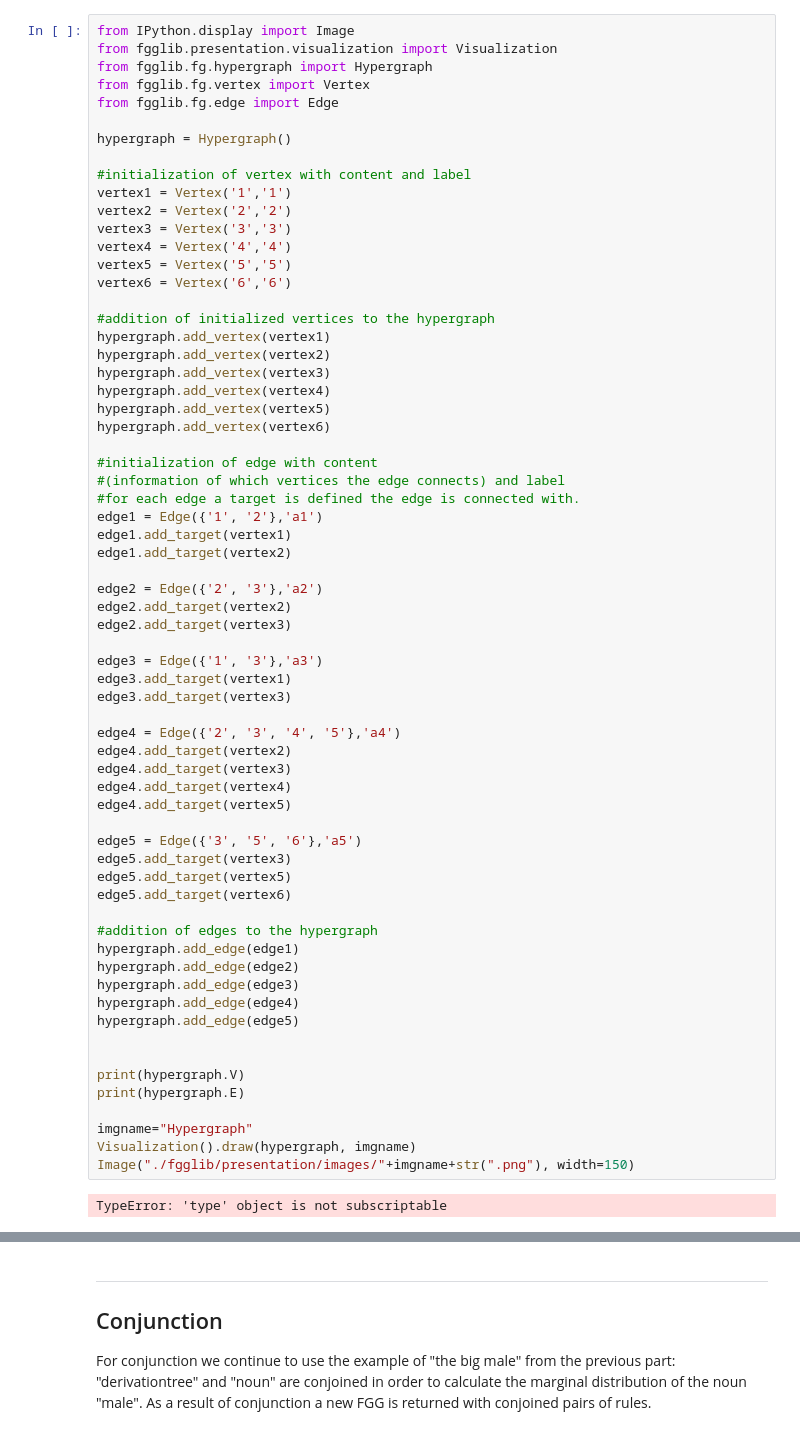
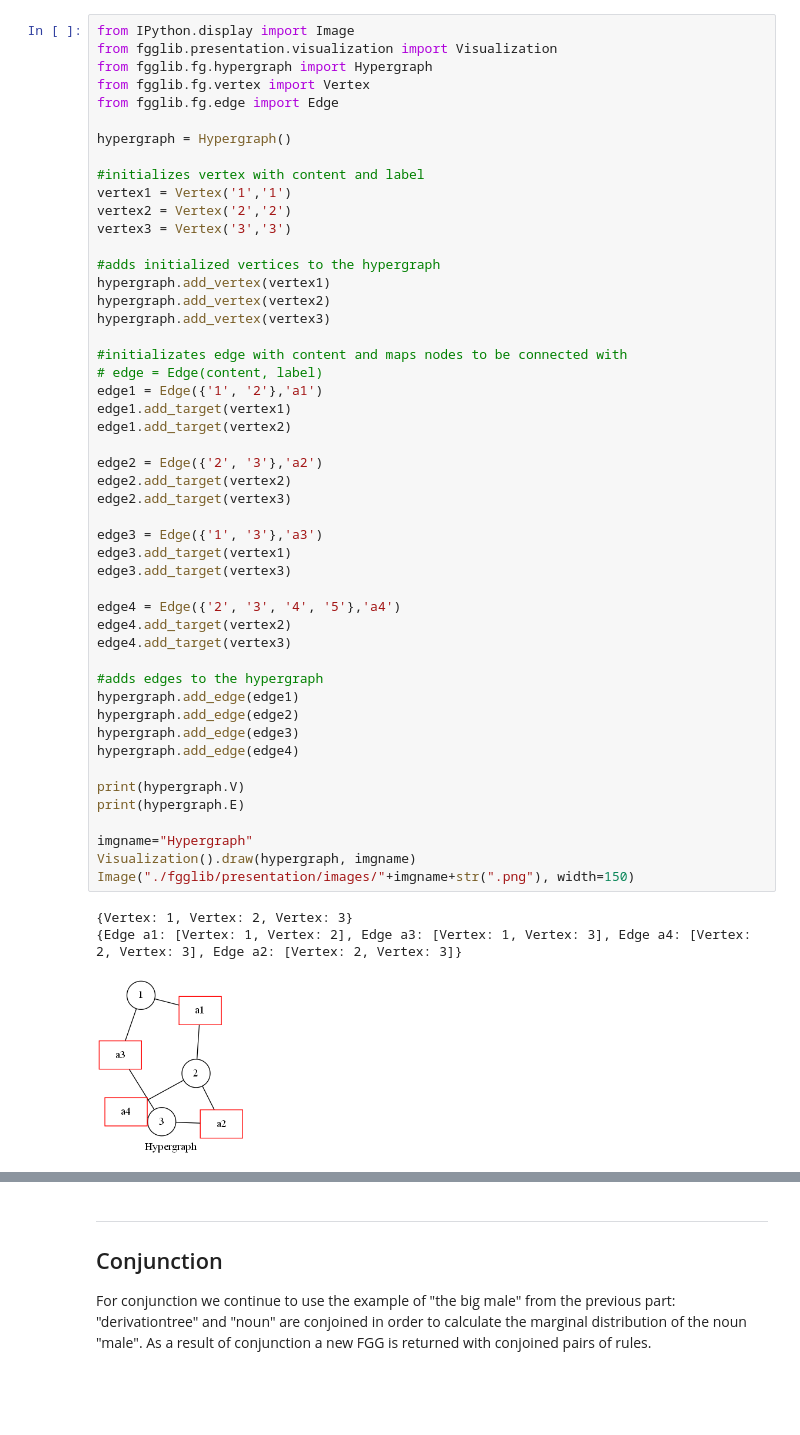
Before and after one commit to dogtype/AFLTProject, a Jupyter notebook: fgglib/presentation/presentation.ipynb, the cells around one changed output, grey strips where cells are left out. Saved outputs shown, nothing was run; the diff lists cells and outputs as text; blank space fills up the shorter version.

```diff
--- a/fgglib/presentation/presentation.ipynb
+++ b/fgglib/presentation/presentation.ipynb
@@ -33,64 +22,50 @@ from fgglib.fg.edge import Edge
 
 hypergraph = Hypergraph()
 
-#initialization of vertex with content and label
+#initializes vertex with content and label
 vertex1 = Vertex('1','1')
 vertex2 = Vertex('2','2')
 vertex3 = Vertex('3','3')
-vertex4 = Vertex('4','4')
-vertex5 = Vertex('5','5')
-vertex6 = Vertex('6','6')
 
-#addition of initialized vertices to the hypergraph
+#adds initialized vertices to the hypergraph
 hypergraph.add_vertex(vertex1)
 hypergraph.add_vertex(vertex2)
 hypergraph.add_vertex(vertex3)
-hypergraph.add_vertex(vertex4)
-hypergraph.add_vertex(vertex5)
-hypergraph.add_vertex(vertex6)
 
-#initialization of edge with content
-#(information of which vertices the edge connects) and label
-#for each edge a target is defined the edge is connected with.
+#initializates edge with content and maps nodes to be connected with
+# edge = Edge(content, label)
 edge1 = Edge({'1', '2'},'a1')
 edge1.add_target(vertex1)
 edge1.add_target(vertex2)
 
 edge2 = Edge({'2', '3'},'a2')
 edge2.add_target(vertex2)
 edge2.add_target(vertex3)
 
 edge3 = Edge({'1', '3'},'a3')
 edge3.add_target(vertex1)
 edge3.add_target(vertex3)
 
 edge4 = Edge({'2', '3', '4', '5'},'a4')
 edge4.add_target(vertex2)
 edge4.add_target(vertex3)
-edge4.add_target(vertex4)
-edge4.add_target(vertex5)
 
-edge5 = Edge({'3', '5', '6'},'a5')
-edge5.add_target(vertex3)
-edge5.add_target(vertex5)
-edge5.add_target(vertex6)
-
-#addition of edges to the hypergraph
+#adds edges to the hypergraph
 hypergraph.add_edge(edge1)
 hypergraph.add_edge(edge2)
 hypergraph.add_edge(edge3)
 hypergraph.add_edge(edge4)
-hypergraph.add_edge(edge5)
-
 
 print(hypergraph.V)
 print(hypergraph.E)
 
 imgname="Hypergraph"
 Visualization().draw(hypergraph, imgname)
 Image("./fgglib/presentation/images/"+imgname+str(".png"), width=150)
 # %% [output]
-TypeError: 'type' object is not subscriptable
+{Vertex: 1, Vertex: 2, Vertex: 3}
+{Edge a1: [Vertex: 1, Vertex: 2], Edge a3: [Vertex: 1, Vertex: 3], Edge a4: [Vertex: 2, Vertex: 3], Edge a2: [Vertex: 2, Vertex: 3]}
+[figure, added]
 # %% [markdown]
 ***
 
```
Also changed, not shown: parts of 8 cells of this notebook, 1 other file.
